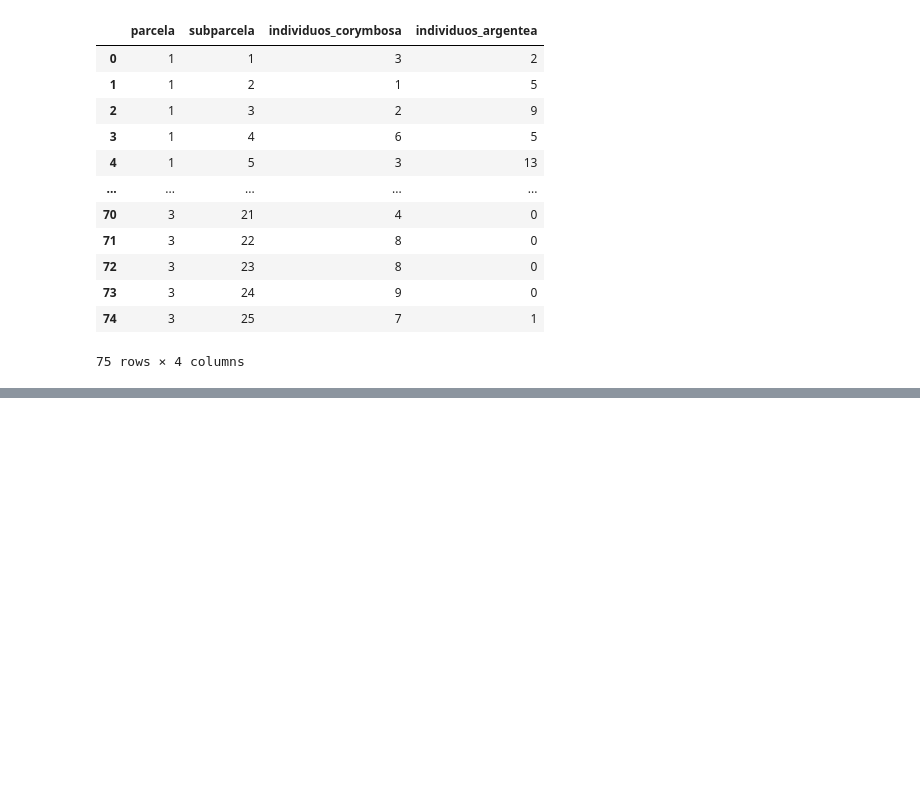
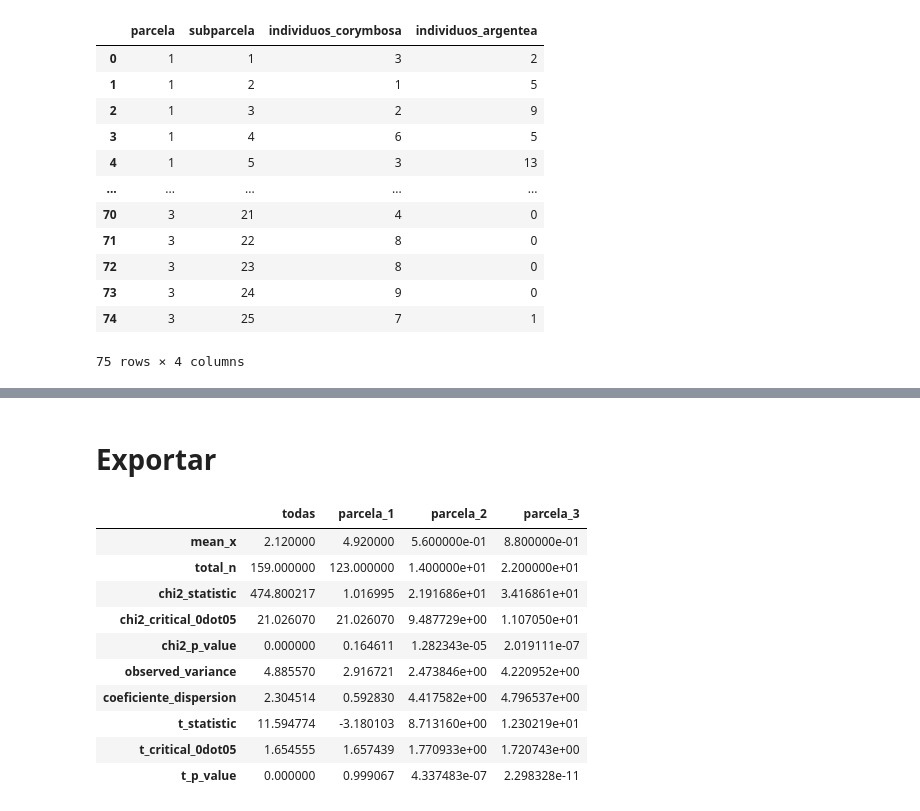
Before and after one commit to hdescobarh/simulaciones-ecologia, a Jupyter notebook: simulation_notebooks_es/distribucion_espacial_especie/distribucion_espacial.ipynb, the cells around one changed output, grey strips where cells are left out. Cells and saved outputs as stored; diff of their text form; code cells hidden in the pictures; blank space fills up the shorter version.

```diff
--- a/simulation_notebooks_es/distribucion_espacial_especie/distribucion_espacial.ipynb
+++ b/simulation_notebooks_es/distribucion_espacial_especie/distribucion_espacial.ipynb
@@ -291,0 +125,3 @@ plot_three_df
+# %%
+all_plots_summary_argentea, all_plots_df_argentea = do_analysis_argentea(parcelas_df, 0)
+all_plots_summary_argentea
@@ -291,0 +160,3 @@ plot_three_df
+# %%
+plot_one_summary_argentea, plot_one_df_argentea = do_analysis_argentea(parcelas_df.query("parcela == 1"), 0)
+plot_one_summary_argentea
@@ -291,0 +195,3 @@ plot_three_df
+# %%
+plot_two_summary_argentea, plot_two_df_argentea = do_analysis_argentea(parcelas_df.query("parcela == 2"), 0)
+plot_two_summary_argentea
@@ -291,0 +222,3 @@ plot_three_df
+# %%
+plot_three_summary_argentea, plot_three_df_argentea = do_analysis_argentea(parcelas_df.query("parcela == 3"), 0)
+plot_three_summary_argentea
@@ -291,0 +370,22 @@ plot_three_df
+# %% [markdown]
+# Exportar
+# %%
+reporte_argentea_df = all_plots_summary_argentea.copy()
+reporte_argentea_df.rename(columns = {"value": "todas"}, inplace = True)
+reporte_argentea_df = reporte_argentea_df.join(plot_one_summary_argentea.rename(columns = {"value": "parcela_1"}))
+reporte_argentea_df = reporte_argentea_df.join(plot_two_summary_argentea.rename(columns = {"value": "parcela_2"}))
+reporte_argentea_df = reporte_argentea_df.join(plot_three_summary_argentea.rename(columns = {"value": "parcela_3"}))
+reporte_argentea_df.to_csv("./resultados_argentea.csv")
+reporte_argentea_df
+# %% [output]
+|  | todas | parcela_1 | parcela_2 | parcela_3 |
+| mean_x | 2.120000 | 4.920000 | 5.600000e-01 | 8.800000e-01 |
+| total_n | 159.000000 | 123.000000 | 1.400000e+01 | 2.200000e+01 |
+| chi2_statistic | 474.800217 | 1.016995 | 2.191686e+01 | 3.416861e+01 |
+| chi2_critical_0dot05 | 21.026070 | 21.026070 | 9.487729e+00 | 1.107050e+01 |
+| chi2_p_value | 0.000000 | 0.164611 | 1.282343e-05 | 2.019111e-07 |
+| observed_variance | 4.885570 | 2.916721 | 2.473846e+00 | 4.220952e+00 |
+| coeficiente_dispersion | 2.304514 | 0.592830 | 4.417582e+00 | 4.796537e+00 |
+| t_statistic | 11.594774 | -3.180103 | 8.713160e+00 | 1.230219e+01 |
+| t_critical_0dot05 | 1.654555 | 1.657439 | 1.770933e+00 | 1.720743e+00 |
+| t_p_value | 0.000000 | 0.999067 | 4.337483e-07 | 2.298328e-11 |
```
Also changed, not shown: parts of 58 cells of this notebook, 2 other files.
